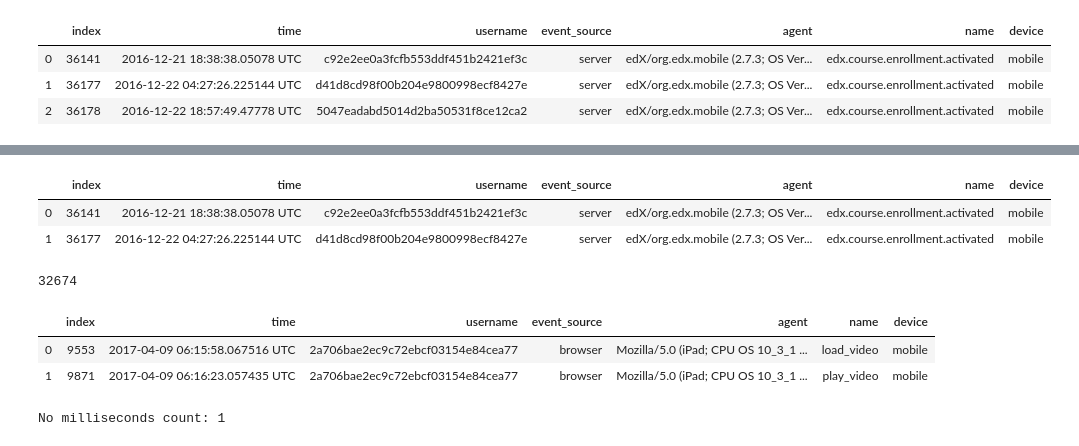
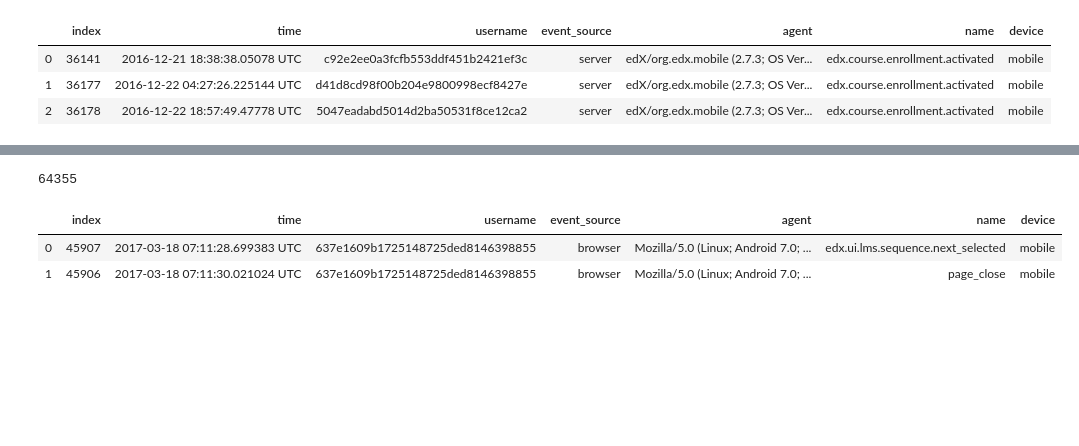
Before and after one commit to jyoonkim/Test, a Jupyter notebook: user_device_hb_timeseries.ipynb, the cells around one changed output, grey strips where cells are left out. Saved outputs shown, nothing was run; the diff lists cells and outputs as text; code cells hidden in the pictures; blank space fills up the shorter version.

```diff
--- a/user_device_hb_timeseries.ipynb
+++ b/user_device_hb_timeseries.ipynb
@@ -88,12 +74,12 @@ print(len(mobile_data))
 56044
 # %%
 #find top MOBILE users
-NUM_TOP = 10
+NUM_TOP = 15
 #no nan because lots of nans in names????
 data_copy  = mobile_data.dropna()
 data_copy = data_copy.reset_index(drop=True)
 
 top_users = get_top_users(data_copy, NUM_TOP)
-
+top_users = top_users.drop(['index'], axis = 1)
 top_users.head(NUM_TOP)
 # %% [output]
@@ -221,42 +183,24 @@ non_mobile_data_labeled.head(3)
 top_users_labeled = pd.concat([mobile_data_labeled, non_mobile_data_labeled], axis = 0, sort = False)
 top_users_labeled = top_users_labeled.reset_index(drop = True)
 
-top_users_labeled.head(2)
+#top_users_labeled.head(2)
-# %% [output]
-|  | index | time | username | event_source | agent | name | device |
-| 0 | 36141 | 2016-12-21 18:38:38.05078 UTC | c92e2ee0a3fcfb553ddf451b2421ef3c | server | edX/org.edx.mobile (2.7.3; OS Ver... | edx.course.enrollment.activated | mobile |
-| 1 | 36177 | 2016-12-22 04:27:26.225144 UTC | d41d8cd98f00b204e9800998ecf8427e | server | edX/org.edx.mobile (2.7.3; OS Ver... | edx.course.enrollment.activated | mobile |
 # %%
+#use ONLY top users
+
 temp = pd.DataFrame()
 top_user_labeled__num = pd.DataFrame()
 
 for count in range(len(top_users)):
     temp = top_users_labeled[top_users_labeled['username'].str.contains(top_users['username'][count]) & ~top_users_labeled['username'].str.contains('d41d8cd98f00b204e9800998ecf8427e')]
     top_user_labeled__num = pd.concat([temp, top_user_labeled__num], axis = 0, sort = False)
 
 print(len(top_user_labeled__num))
-#top_user = top_user.drop(['index'], axis = 0)
+top_user = top_user.drop(['index'], axis = 1)
 top_user_labeled__num = top_user_labeled__num.reset_index(drop = True)
 top_user_labeled__num.head(2)
 # %% [output]
-32674
+64355
 |  | index | time | username | event_source | agent | name | device |
-| 0 | 9553 | 2017-04-09 06:15:58.067516 UTC | 2a706bae2ec9c72ebcf03154e84cea77 | browser | Mozilla/5.0 (iPad; CPU OS 10_3_1 ... | load_video | mobile |
-| 1 | 9871 | 2017-04-09 06:16:23.057435 UTC | 2a706bae2ec9c72ebcf03154e84cea77 | browser | Mozilla/5.0 (iPad; CPU OS 10_3_1 ... | play_video | mobile |
+| 0 | 45907 | 2017-03-18 07:11:28.699383 UTC | 637e1609b1725148725ded8146398855 | browser | Mozilla/5.0 (Linux; Android 7.0; ... | edx.ui.lms.sequence.next_selected | mobile |
+| 1 | 45906 | 2017-03-18 07:11:30.021024 UTC | 637e1609b1725148725ded8146398855 | browser | Mozilla/5.0 (Linux; Android 7.0; ... | page_close | mobile |
-# %%
-#this takes like 3 minutes...pretty slow...should make faster (do replace function instead?)
-copy_top_users_labeled = top_user_labeled__num
-timestamp_list = []
-count = 0
-
-for num in range(len(copy_top_users_labeled)):
-    try:
-        timestamp_list.append(datetime.datetime.strptime(copy_top_users_labeled['time'][num], datetimeFormat))
-    except:
-        timestamp_list.append(datetime.datetime.strptime(copy_top_users_labeled['time'][num], '%Y-%m-%d %H:%M:%S %Z'))
-        count += 1
-copy_top_users_labeled['timestamp'] = timestamp_list
-print("No milliseconds count: " + str(count))
-# %% [output]
-No milliseconds count: 1
 # %%
```
Also changed, not shown: parts of 19 cells of this notebook, 4 other files.
